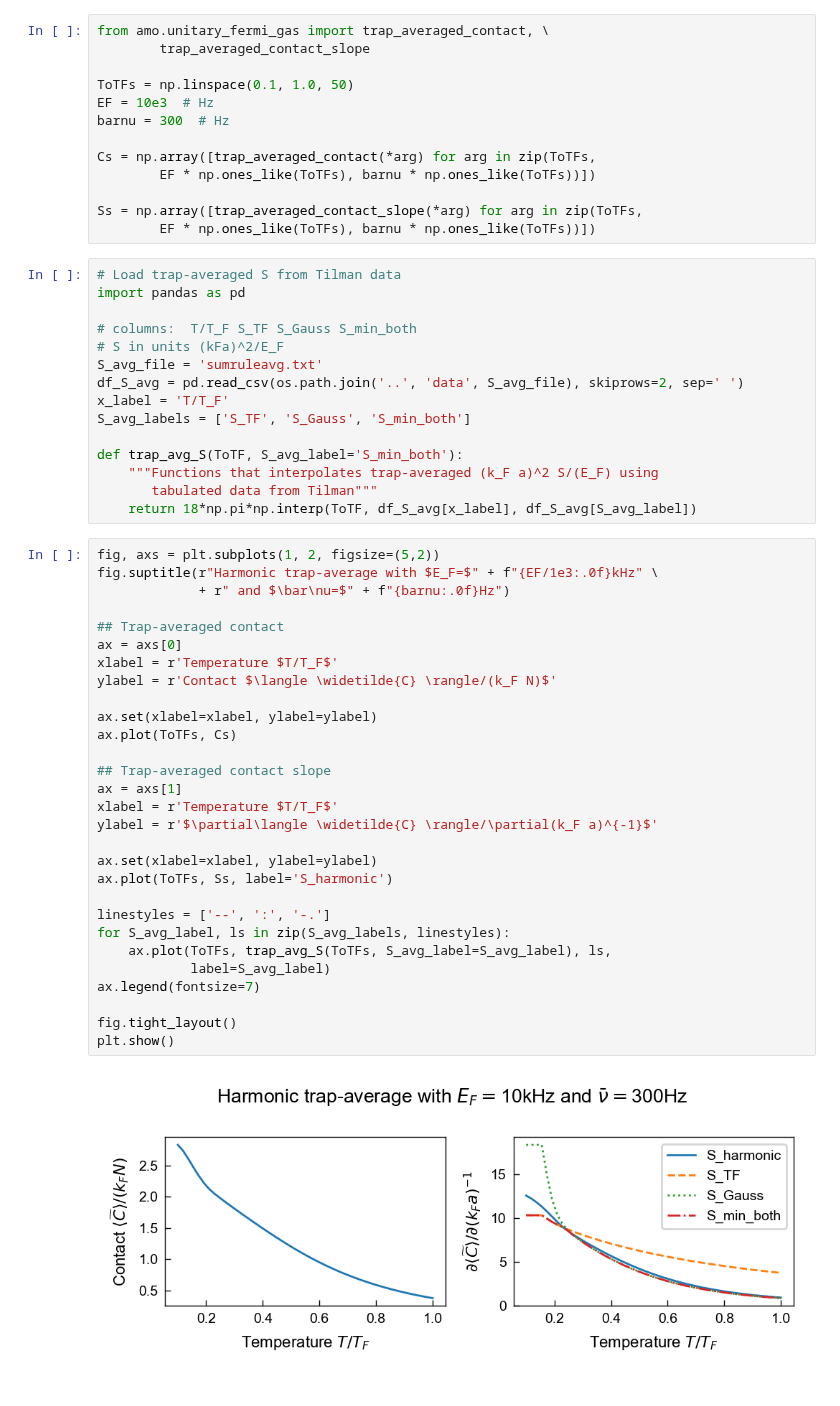
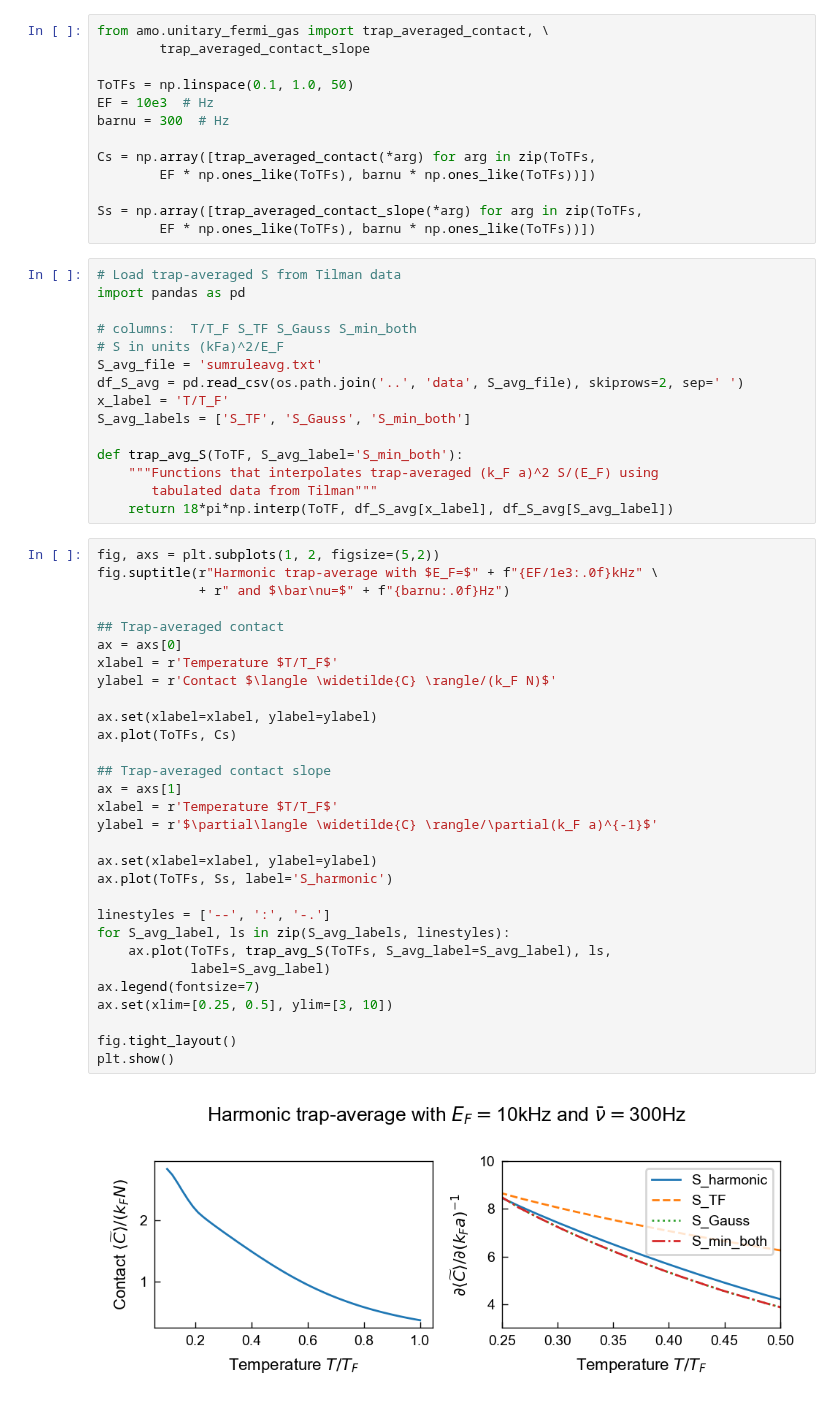
Before and after one commit to colinjdale/ChiPyLab, a Jupyter notebook: examples/plot_unitary_fermi_gas.ipynb, the cells around one changed output. Drawn from its saved outputs; the diff is of its cells as text.

Commit message:
Some labelled changes

```diff
--- a/examples/plot_unitary_fermi_gas.ipynb
+++ b/examples/plot_unitary_fermi_gas.ipynb
@@ -190,35 +197,36 @@ S_avg_labels = ['S_TF', 'S_Gauss', 'S_min_both']
 def trap_avg_S(ToTF, S_avg_label='S_min_both'):
     """Functions that interpolates trap-averaged (k_F a)^2 S/(E_F) using
        tabulated data from Tilman"""
-    return 18*np.pi*np.interp(ToTF, df_S_avg[x_label], df_S_avg[S_avg_label])
+    return 18*pi*np.interp(ToTF, df_S_avg[x_label], df_S_avg[S_avg_label])
 # %%
 fig, axs = plt.subplots(1, 2, figsize=(5,2))
 fig.suptitle(r"Harmonic trap-average with $E_F=$" + f"{EF/1e3:.0f}kHz" \
              + r" and $\bar\nu=$" + f"{barnu:.0f}Hz")
 
 ## Trap-averaged contact
 ax = axs[0]
 xlabel = r'Temperature $T/T_F$'
 ylabel = r'Contact $\langle \widetilde{C} \rangle/(k_F N)$'
 
 ax.set(xlabel=xlabel, ylabel=ylabel)
 ax.plot(ToTFs, Cs)
 
 ## Trap-averaged contact slope
 ax = axs[1]
 xlabel = r'Temperature $T/T_F$'
 ylabel = r'$\partial\langle \widetilde{C} \rangle/\partial(k_F a)^{-1}$'
 
 ax.set(xlabel=xlabel, ylabel=ylabel)
 ax.plot(ToTFs, Ss, label='S_harmonic')
 
 linestyles = ['--', ':', '-.']
 for S_avg_label, ls in zip(S_avg_labels, linestyles):
     ax.plot(ToTFs, trap_avg_S(ToTFs, S_avg_label=S_avg_label), ls,
             label=S_avg_label)
 ax.legend(fontsize=7)
+ax.set(xlim=[0.25, 0.5], ylim=[3, 10])
 
 fig.tight_layout()
 plt.show()
 # %% [output]
-[figure, old version]
+[figure, new version]
```
Also changed, not shown: parts of 5 cells of this notebook, 2 other files.
